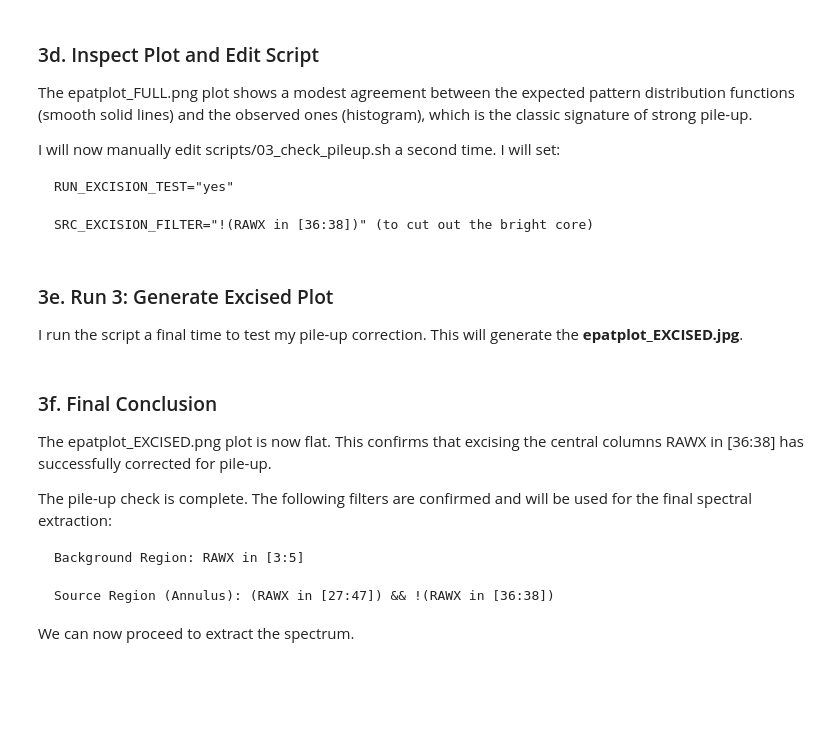
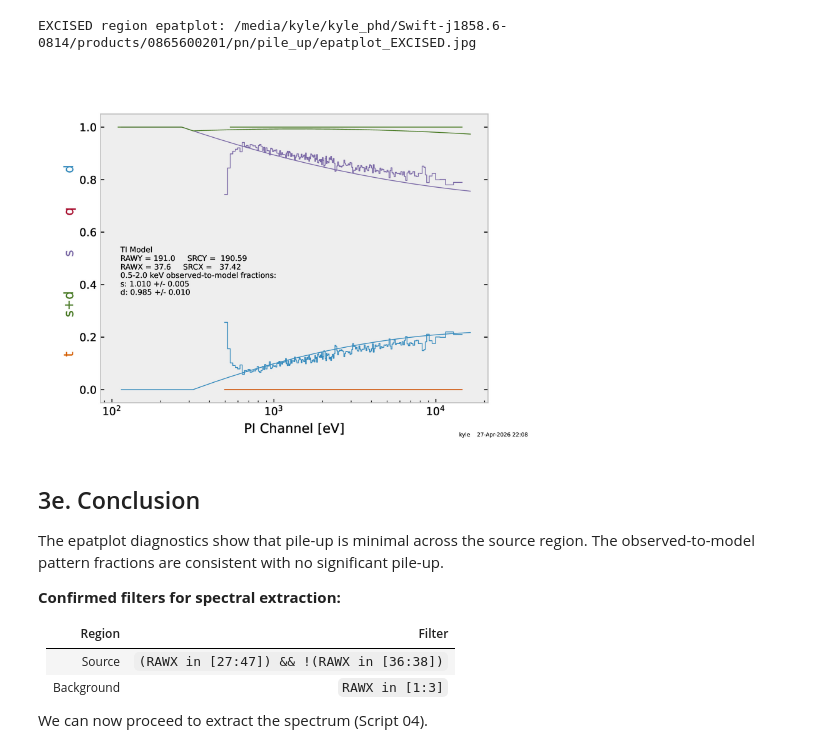
Before and after one commit to KSSolomons/Swift-j1858.6-0814, a Jupyter notebook: notebooks/(03)pile_up_check.ipynb, the cells around one changed output. Cells and saved outputs as stored; diff of their text form; code cells hidden in the pictures; blank space fills up the shorter version.

```diff
--- a/notebooks/(03)pile_up_check.ipynb
+++ b/notebooks/(03)pile_up_check.ipynb
@@ -86,21 +110,11 @@ Now that the script has the correct regions, I re-run it. This will create the e
 # %%
-# Load and display the 'FULL' plot
-if os.path.exists(full_plot_path):
-    print(f"Displaying Full Region plot: {full_plot_path}")
-    display(Image(filename=full_plot_path, width=400))
+# --- Excised Source Region ---
+if os.path.exists(excised_plot_path):
+    print(f"EXCISED region epatplot: {excised_plot_path}")
+    display(Image(filename=excised_plot_path, width=500))
 else:
-    print(f"ERROR: Full plot not found at {full_plot_path}")
+    print(f"Excised plot not found at {excised_plot_path}")
+    print("Set RUN_EXCISION_TEST=\"yes\" in the script and re-run.")
+# %% [output]
+EXCISED region epatplot: /media/kyle/kyle_phd/Swift-j1858.6-0814/products/0865600201/pn/pile_up/epatplot_EXCISED.jpg
+[figure, added]
-# %% [markdown]
-### 3d. Inspect Plot and Edit Script
-
-The epatplot_FULL.png plot shows a modest agreement between the expected pattern distribution functions (smooth solid lines) and the observed ones (histogram), which is the classic signature of strong pile-up.
-
- I will now manually edit scripts/03_check_pileup.sh a second time. I will set:
-
-    RUN_EXCISION_TEST="yes"
-
-    SRC_EXCISION_FILTER="!(RAWX in [36:38])" (to cut out the bright core)
-# %% [markdown]
-### 3e. Run 3: Generate Excised Plot
-
-I run the script a final time to test my pile-up correction. This will generate the **epatplot_EXCISED.jpg**.
@@ -116,12 +121,13 @@ else:
 # %% [markdown]
-### 3f. Final Conclusion
+## 3e. Conclusion
 
-The epatplot_EXCISED.png plot is now flat. This confirms that excising the central columns RAWX in [36:38] has successfully corrected for pile-up.
+The epatplot diagnostics show that pile-up is minimal across the source region. The observed-to-model pattern fractions are consistent with no significant pile-up.
 
-The pile-up check is complete. The following filters are confirmed and will be used for the final spectral extraction:
+**Confirmed filters for spectral extraction:**
 
-    Background Region: RAWX in [3:5]
+| Region | Filter |
+|---|---|
+| Source | `(RAWX in [27:47]) && !(RAWX in [36:38])` |
+| Background | `RAWX in [1:3]` |
 
-    Source Region (Annulus): (RAWX in [27:47]) && !(RAWX in [36:38])
-
-We can now proceed to extract the spectrum.
+We can now proceed to extract the spectrum (Script 04).
```
Also changed, not shown: parts of 13 cells of this notebook, 9 other files.
